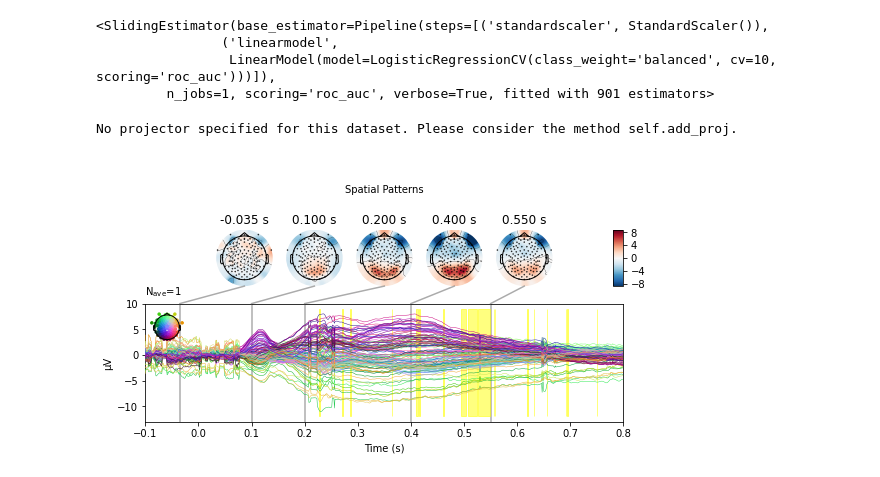
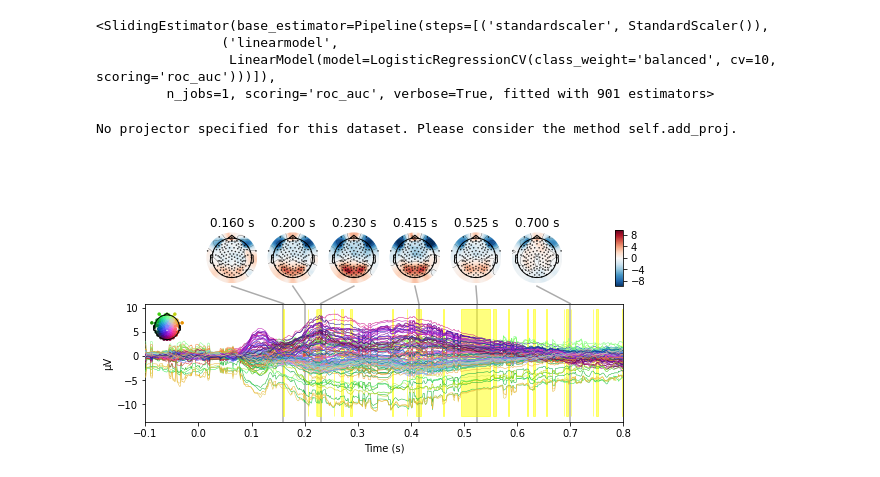
Before and after one commit to apex-lab/eeg-neuroforecasting, a Jupyter notebook: analysis.ipynb, the cells around one changed output. Cells and saved outputs as stored; diff of their text form; code cells hidden in the pictures.

```diff
--- a/analysis.ipynb
+++ b/analysis.ipynb
@@ -68,8 +51,11 @@ Okay, I lied. We _would_ have compared our model's performance to the dummy clas
 # %% [markdown]
 AUC is actually just the effect size of a Mann-Whitney U-test, so that gives us a natural way to assess statistical significance.
 # %%
-u_test = get_mann_whitney_u_test(np.bincount(y)[0], np.bincount(y)[1], alternative = 'greater')
+m1 = np.bincount(y)[0]
+m2 = np.bincount(y)[1]
+u_test = get_mann_whitney_u_test(m1, m2, alternative = 'greater')
 yn_p = u_test(yn_scores)
+yn_sigma = np.sqrt(m1 * m2 * (m1 + m2 + 1) / 12.0) / (m1 * m2) # U-stat statndard deviation
 # Benjamini–Hochberg correction for multiple comparisons
 reject, _ = fdr_correction(yn_p)
 # %% [markdown]
@@ -120,6 +108,10 @@ Now, we can compare the funded vs. unfunded scores to chance AUC. Since we'll ha
 # %%
 # test market predictions against chance
+m1 = np.bincount(y)[0]
+m2 = np.bincount(y)[1]
+u_test = get_mann_whitney_u_test(m1, m2, alternative = 'greater')
 fu_p = u_test(fu_scores)
+fu_sigma = np.sqrt(m1 * m2 * (m1 + m2 + 1) / 12.0) / (m1 * m2)
 
 # correct for multiple comparisons
 p = np.concatenate([yn_p, fu_p])
@@ -213,19 +217,21 @@ time_decod.fit(X, y) # get final model weights
 # %%
 coef = get_coef(time_decod, 'patterns_', inverse_transform = True)
 fu_evoked = mne.EvokedArray(coef, info, tmin = t[0])
+fu_evoked.nave = None
 
 joint_kwargs = dict(ts_args = dict(time_unit = 's'),
                     topomap_args = dict(time_unit = 's'))
-fig = yn_evoked.plot_joint(times = np.array([-.035,.1, .2, .4, .525]),
-                           title = 'Spatial Patterns',
+fig = fu_evoked.plot_joint(times = np.array([.16, .2, .23, .415, .525, .7]),
+                           title = ' ',
                            show = False,
                            **joint_kwargs)
 ax = fig.axes[0]
 ax.fill_between(t, ax.get_ylim()[0], ax.get_ylim()[1],
                 where = fu_p <= alpha,
                 color = 'yellow',
                 alpha = 0.5)
+plt.savefig('figure3.png', dpi = 500)
 plt.show()
 # %% [output]
 No projector specified for this dataset. Please consider the method self.add_proj.
-[figure, old version]
+[figure, new version]
```
Also changed, not shown: parts of 11 cells of this notebook, 3 other files.
